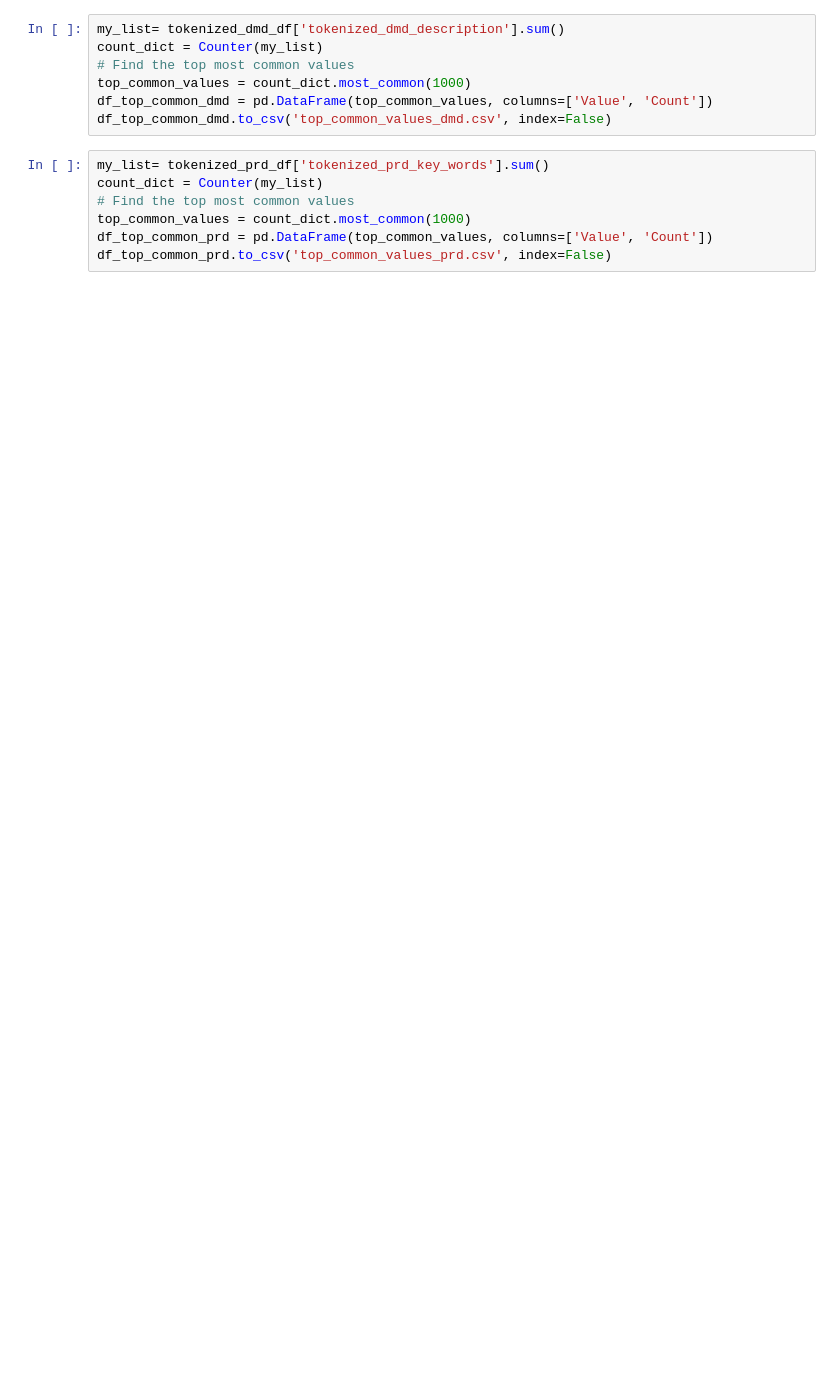
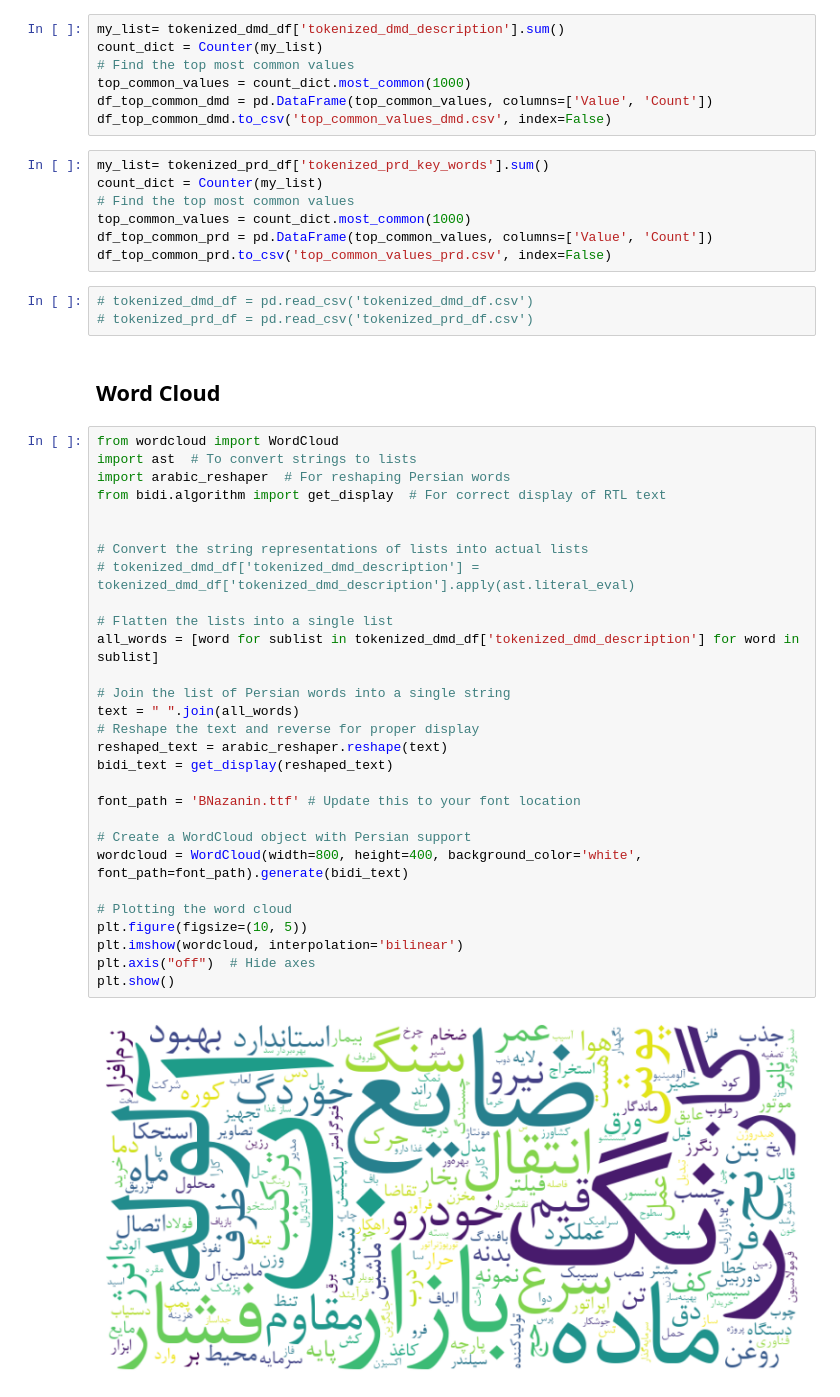
Before and after one commit to salehipak/military, a Jupyter notebook: Tokenize.ipynb, the cells around one changed output. Cells and saved outputs as stored; diff of their text form; blank space fills up the shorter version.

```diff
--- a/Tokenize.ipynb
+++ b/Tokenize.ipynb
@@ -120,3 +99,39 @@ count_dict = Counter(my_list)
 top_common_values = count_dict.most_common(1000)
 df_top_common_prd = pd.DataFrame(top_common_values, columns=['Value', 'Count'])
 df_top_common_prd.to_csv('top_common_values_prd.csv', index=False)
+# %%
+# tokenized_dmd_df = pd.read_csv('tokenized_dmd_df.csv')
+# tokenized_prd_df = pd.read_csv('tokenized_prd_df.csv')
+# %% [markdown]
+## Word Cloud
+# %%
+from wordcloud import WordCloud
+import ast  # To convert strings to lists
+import arabic_reshaper  # For reshaping Persian words
+from bidi.algorithm import get_display  # For correct display of RTL text
+
+
+# Convert the string representations of lists into actual lists
+# tokenized_dmd_df['tokenized_dmd_description'] = tokenized_dmd_df['tokenized_dmd_description'].apply(ast.literal_eval)
+
+# Flatten the lists into a single list
+all_words = [word for sublist in tokenized_dmd_df['tokenized_dmd_description'] for word in sublist]
+
+# Join the list of Persian words into a single string
+text = " ".join(all_words)
+# Reshape the text and reverse for proper display
+reshaped_text = arabic_reshaper.reshape(text)
+bidi_text = get_display(reshaped_text)
+
+font_path = 'BNazanin.ttf' # Update this to your font location
+
+# Create a WordCloud object with Persian support
+wordcloud = WordCloud(width=800, height=400, background_color='white', font_path=font_path).generate(bidi_text)
+
+# Plotting the word cloud
+plt.figure(figsize=(10, 5))
+plt.imshow(wordcloud, interpolation='bilinear')
+plt.axis("off")  # Hide axes
+plt.show()
+# %% [output]
+[figure, added]
```
Also changed, not shown: parts of 8 cells of this notebook.
